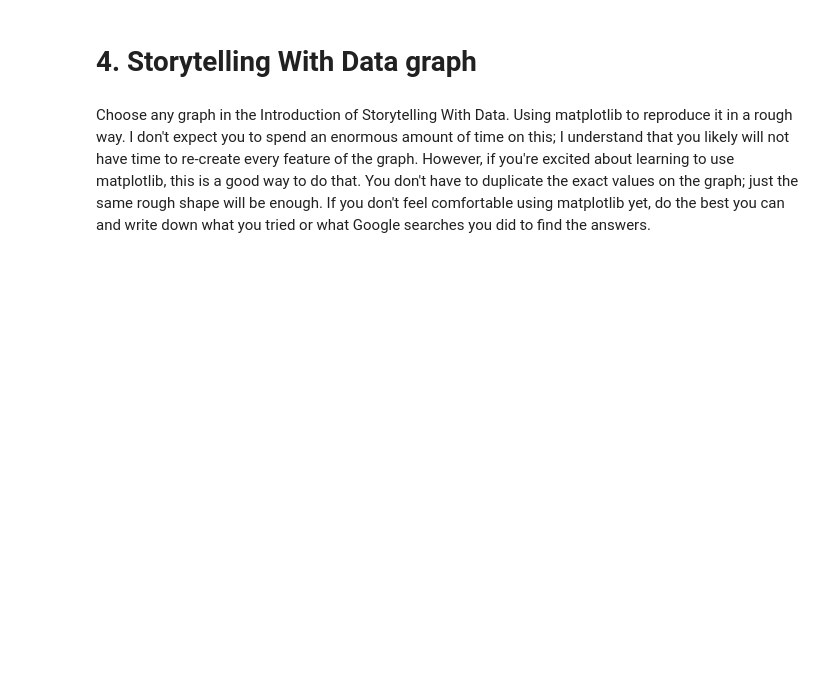
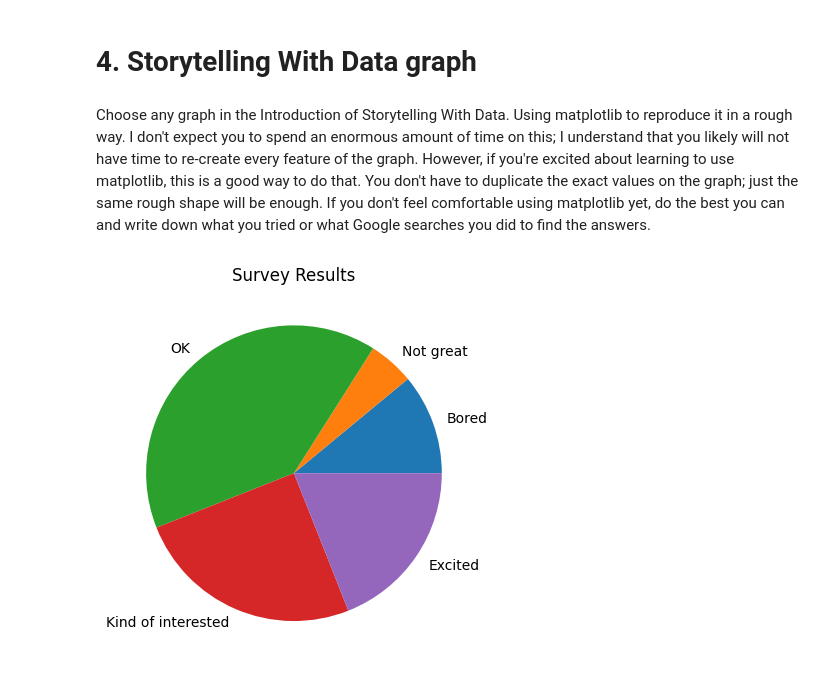
Before and after one commit to mgurgiolo/OMDS-ModB2-HW-MGurgiolo, a Jupyter notebook: Week1.ipynb, the cells around one changed output. Saved outputs shown, nothing was run; the diff lists cells and outputs as text; code cells hidden in the pictures; blank space fills up the shorter version.

```diff
--- a/Week1.ipynb
+++ b/Week1.ipynb
@@ -494,3 +490,9 @@ plt.show()
 # 4. Storytelling With Data graph
 # %% [markdown]
 Choose any graph in the Introduction of Storytelling With Data.  Using matplotlib to reproduce it in a rough way.  I don't expect you to spend an enormous amount of time on this; I understand that you likely will not have time to re-create every feature of the graph.  However, if you're excited about learning to use matplotlib, this is a good way to do that.  You don't have to duplicate the exact values on the graph; just the same rough shape will be enough.  If you don't feel comfortable using matplotlib yet, do the best you can and write down what you tried or what Google searches you did to find the answers.
+# %%
+plt.pie([11,5,40,25,19], labels=['Bored', 'Not great', 'OK', 'Kind of interested', 'Excited'])
+plt.title('Survey Results')
+plt.show()
+# %% [output]
+[figure, added]
```
Also changed, not shown: parts of 2 cells of this notebook.
